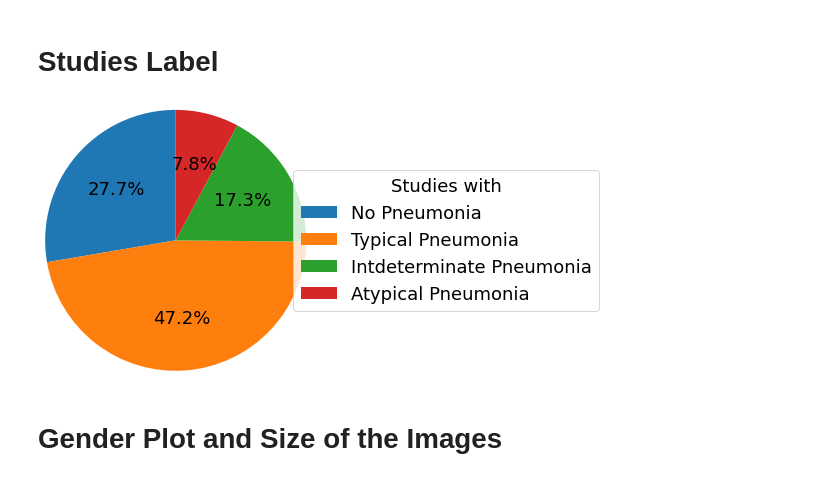
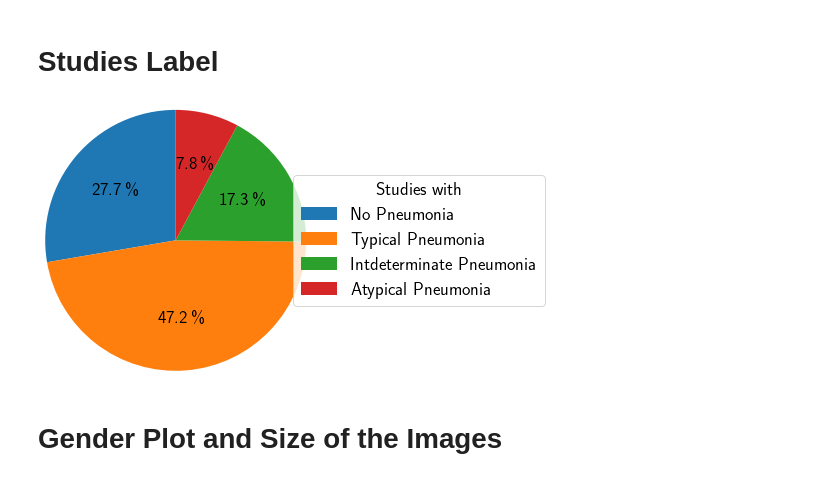
Before and after one commit to CarlaSa/AML_project, a Jupyter notebook: Data Plots.ipynb, the cells around one changed output. Cells and saved outputs as stored; diff of their text form; code cells hidden in the pictures.

```diff
--- a/Data Plots.ipynb
+++ b/Data Plots.ipynb
@@ -8,6 +8,12 @@ import matplotlib.pyplot as plt
 import json
 from datasets.image_dataset import ImageDataset, UniformImageDataset
 from tqdm import tqdm
+from matplotlib import rc
+
+# latex text in plots
+usetex = True
+if usetex:
+    rc('text', usetex=True)
 
 #change plt parameter globally
 plt.rcParams.update({'font.size': 18,
@@ -101,13 +116,17 @@ assert total_studies == np.sum(pneumonia_numbers)
 # %%
 """plt.pie(pneumonia_numbers, labels = pneumonia_labels, startangle=90)
 plt.savefig("images/bounding_box_piechart.pdf")
 plt.show()"""
-p_wedges, _, _ = plt.pie(pneumonia_numbers, autopct="%.1f%%", startangle=90,radius = 1.5)
+if usetex:
+    autopct = "%.1f\,\%%"
+else:
+    autopct = "%.1f%%"
+p_wedges, _, _ = plt.pie(pneumonia_numbers, autopct=autopct, startangle=90,radius = 1.5)
 plt.legend(p_wedges, pneumonia_labels, title="Studies with", loc="center left",bbox_to_anchor=(1, 0, 0.5, 1))
-plt.savefig("images/bounding_box_piechart.pdf")
+plt.savefig("images/bounding_box_piechart.pdf", bbox_inches='tight')
 plt.show()
 # %% [output]
-[figure, old version]
+[figure, new version]
 # %% [markdown]
 # Gender Plot and Size of the Images
 # %%
```
Also changed, not shown: parts of 9 cells of this notebook, 8 other files.
